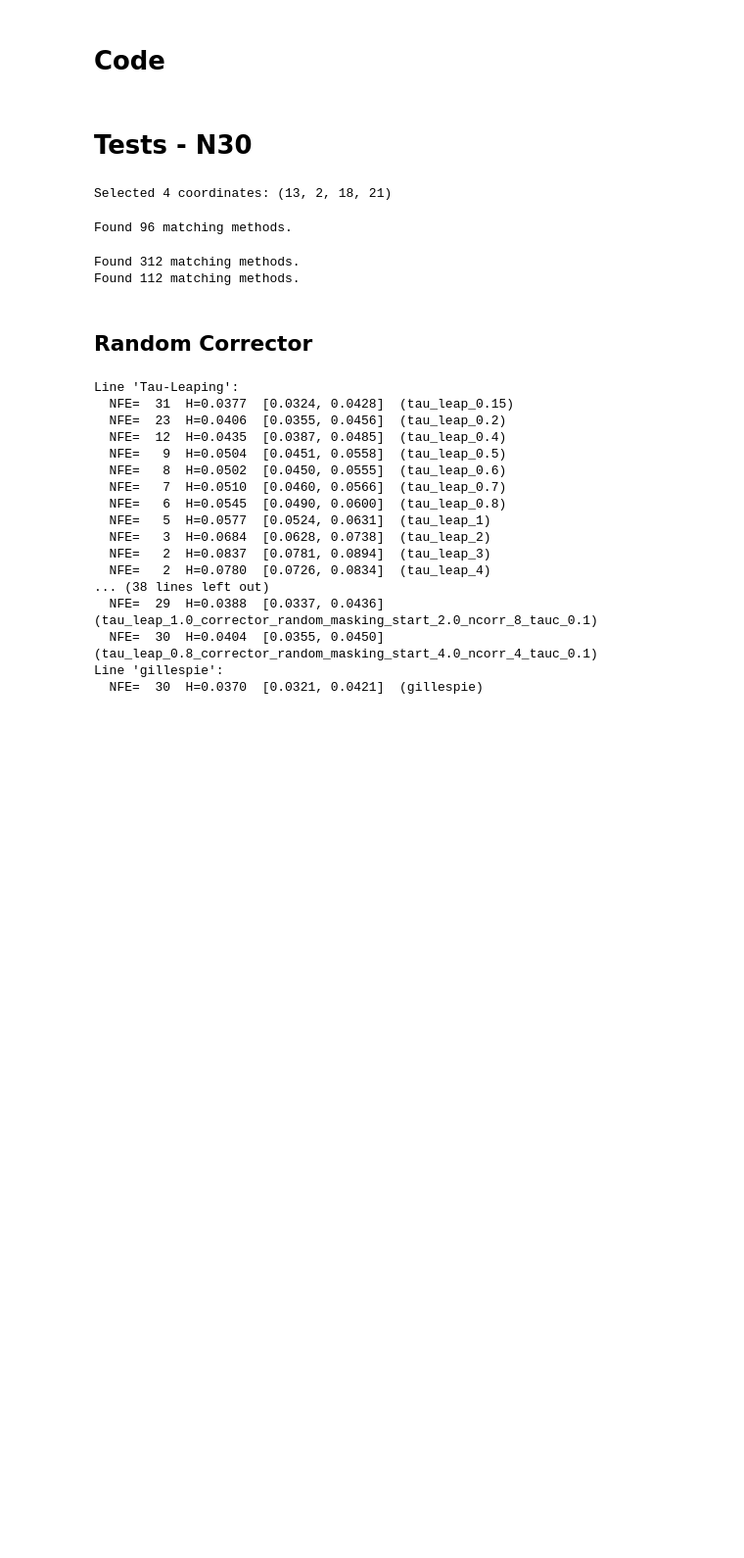
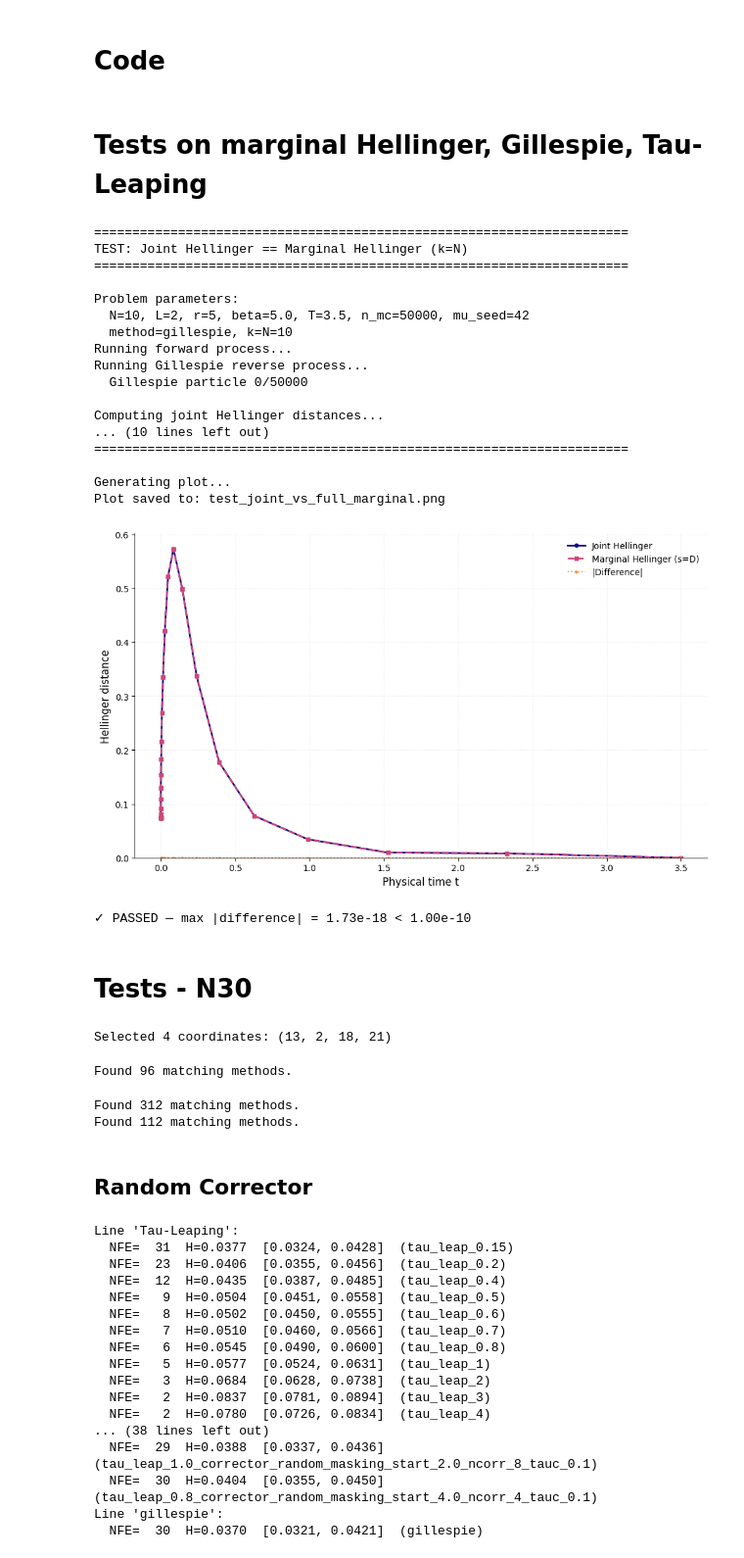
Before and after one commit to loren-ll/Correctors_Discrete_Diffusion, a Jupyter notebook: Producing_Plots.ipynb, the cells around one changed output. Shown at 98% size. Cells and saved outputs as stored; diff of their text form; code cells hidden in the pictures; blank space fills up the shorter version.

```diff
--- a/Producing_Plots.ipynb
+++ b/Producing_Plots.ipynb
@@ -26,3 +31,42 @@ pd.set_option('display.max_colwidth', None)
 pd.set_option('display.max_columns', None)
 pd.set_option('display.max_rows', None)
 pd.set_option('display.width', None)
+# %% [markdown]
+# Tests on marginal Hellinger, Gillespie, Tau-Leaping
+# %%
+
+N, L, r = 10, 2, 5
+w = np.ones(r) / r
+beta, T = 5.0, 3.5
+mu_seed = 42
+
+u = np.linspace(0, 1, 31)
+checkpoint_times = T * (u ** 12)
+
+joint_distances, marginal_distances = test_joint_vs_full_marginal(
+    N=N, L=L, r=r, w=w,
+    beta=beta, T=T, n_mc=50_000,
+    checkpoint_times=checkpoint_times,
+    method='gillespie',
+    mu_seed=mu_seed,
+)
+# %% [output]
+======================================================================
+TEST: Joint Hellinger == Marginal Hellinger (k=N)
+======================================================================
+
+Problem parameters:
+  N=10, L=2, r=5, beta=5.0, T=3.5, n_mc=50000, mu_seed=42
+  method=gillespie, k=N=10
+Running forward process...
+Running Gillespie reverse process...
+  Gillespie particle 0/50000
+
+Computing joint Hellinger distances...
+... (10 lines left out)
+======================================================================
+
+Generating plot...
+Plot saved to: test_joint_vs_full_marginal.png
+[figure, added]
+✓ PASSED — max |difference| = 1.73e-18 < 1.00e-10
```
Also changed, not shown: parts of 5 cells of this notebook.
